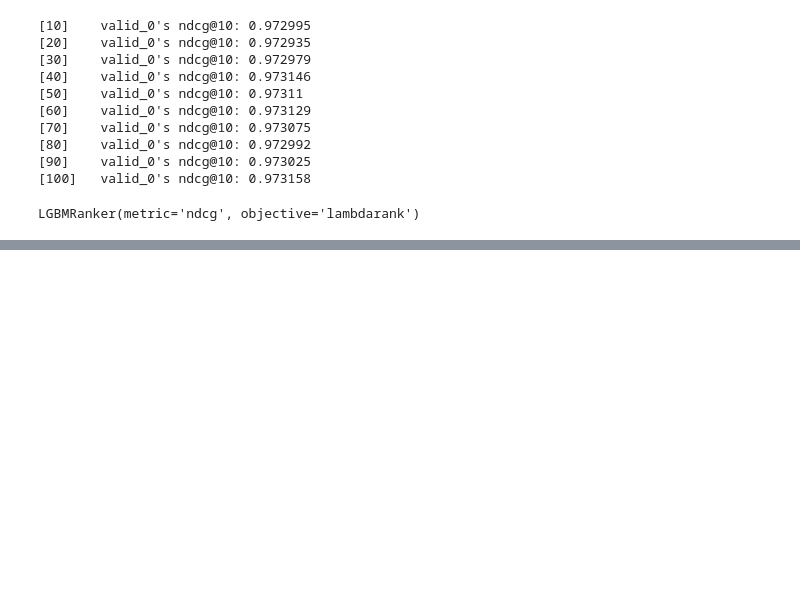
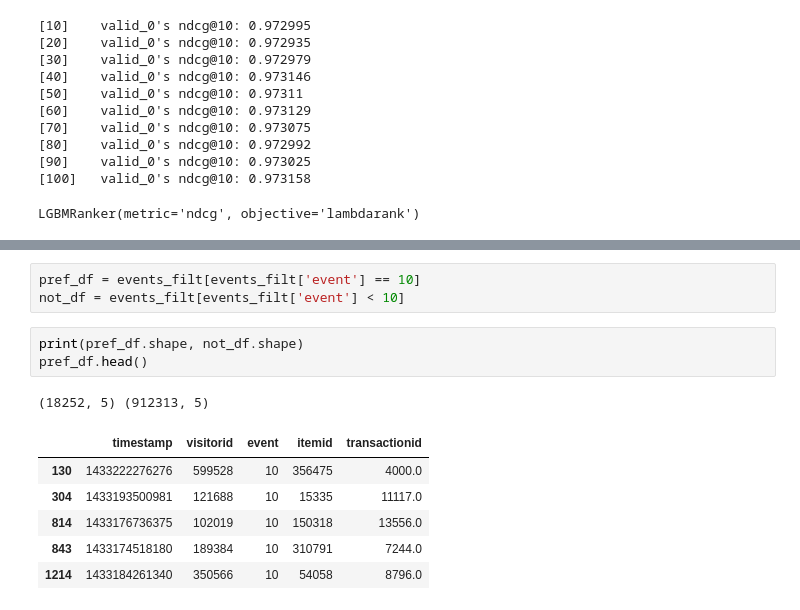
Before and after one commit to tugsag/retail_data_recommend_rank, a Jupyter notebook: script.ipynb, the cells around one changed output, grey strips where cells are left out. Cells and saved outputs as stored; diff of their text form; blank space fills up the shorter version.

```diff
--- a/script.ipynb
+++ b/script.ipynb
@@ -309,0 +325,14 @@ LGBMRanker(metric='ndcg', objective='lambdarank')
+# %%
+pref_df = events_filt[events_filt['event'] == 10]
+not_df = events_filt[events_filt['event'] < 10]
+# %%
+print(pref_df.shape, not_df.shape)
+pref_df.head()
+# %% [output]
+(18252, 5) (912313, 5)
+|  | timestamp | visitorid | event | itemid | transactionid |
+| 130 | 1433222276276 | 599528 | 10 | 356475 | 4000.0 |
+| 304 | 1433193500981 | 121688 | 10 | 15335 | 11117.0 |
+| 814 | 1433176736375 | 102019 | 10 | 150318 | 13556.0 |
+| 843 | 1433174518180 | 189384 | 10 | 310791 | 7244.0 |
+| 1214 | 1433184261340 | 350566 | 10 | 54058 | 8796.0 |
```
Also changed, not shown: parts of 34 cells of this notebook, 1 other file.
